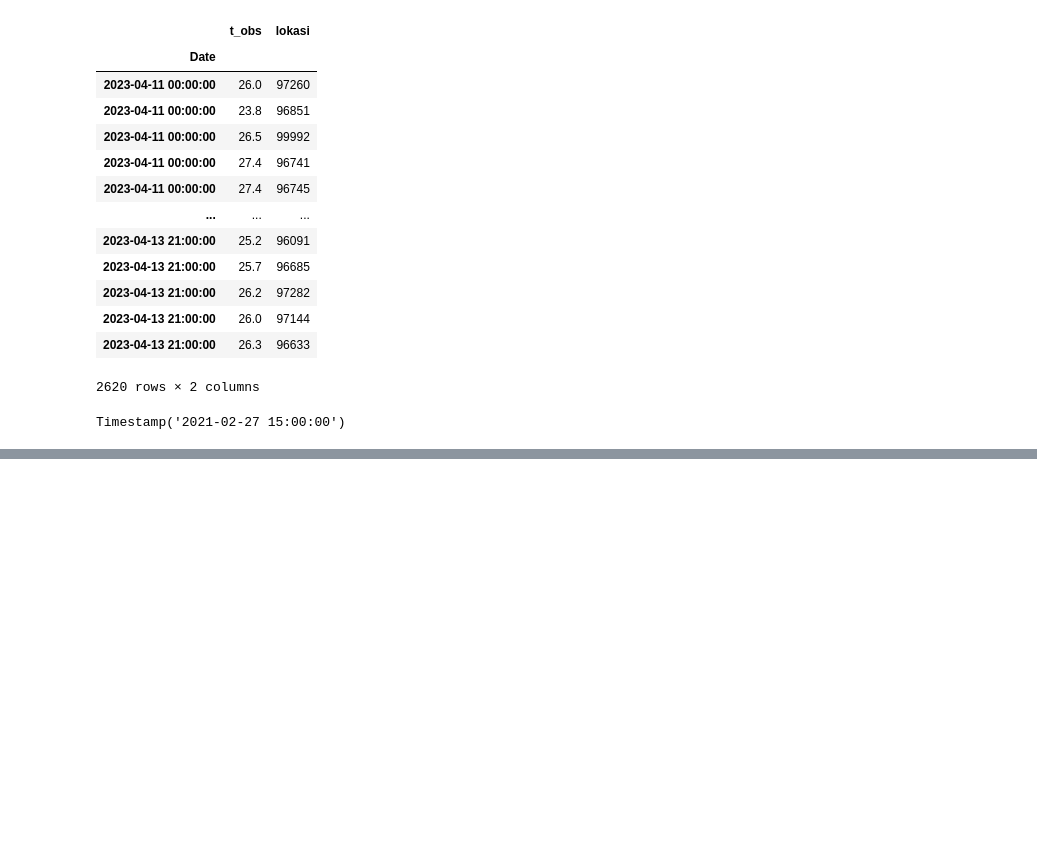
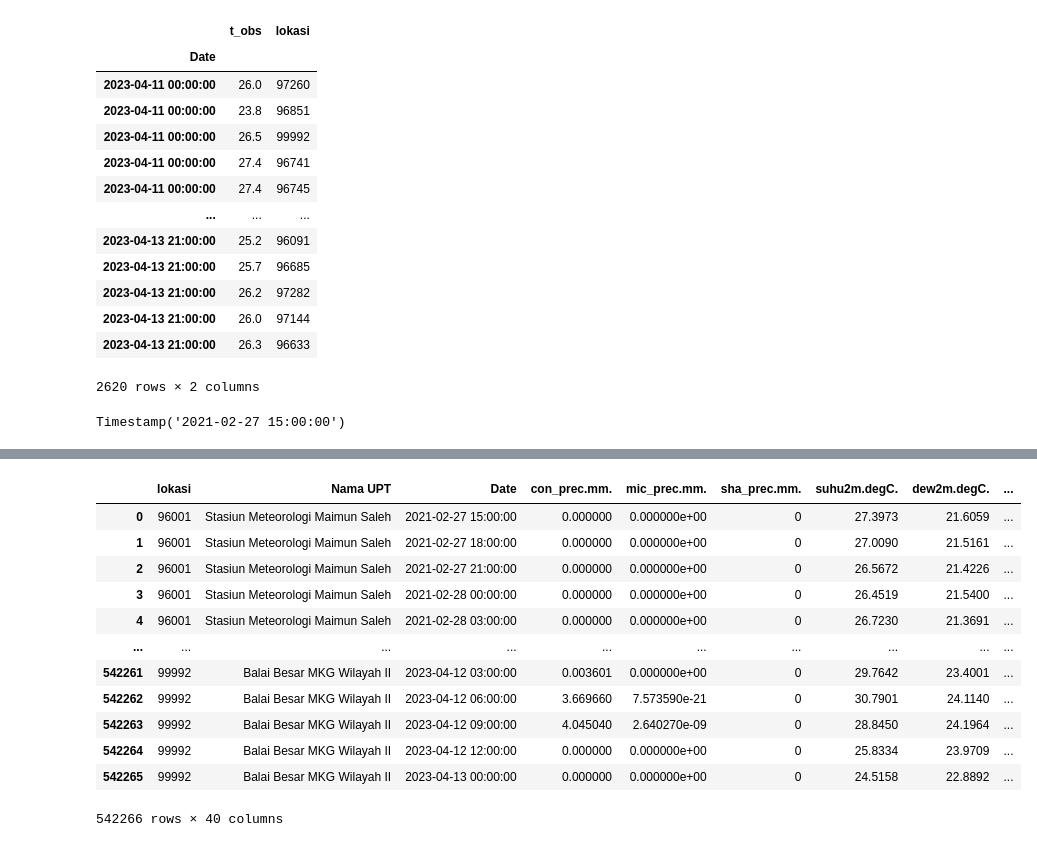
Before and after one commit to harmonicnauts/Modelling-MONAS, a Jupyter notebook: Random Test/Test_data_value.ipynb, the cells around one changed output, grey strips where cells are left out. Drawn from its saved outputs; the diff is of its cells as text; code cells hidden in the pictures; blank space fills up the shorter version.

```diff
--- a/Random Test/Test_data_value.ipynb
+++ b/Random Test/Test_data_value.ipynb
@@ -6,8 +6,8 @@ os.getcwd()
 # %%
 import pandas as pd
 weather = pd.read_csv(
-    '..\Modelling\data_fix_temp.txt')
-df_wmoid = pd.read_excel('..\Modelling\daftar_wmoid.xlsx')
+    'C:/Users/nasut/OneDrive/Documents/Kuliah/Semester 7/PKKM/BMKG/Project/Data/data_fix_temp.txt')
+df_wmoid = pd.read_excel('C:/Users/nasut/OneDrive/Documents/Kuliah/Semester 7/PKKM/BMKG/Project/MONAS-Dashboard/Modelling/daftar_wmoid.xlsx')
 df_wmoid = df_wmoid.rename(columns={'WMOID': 'lokasi'})
 # %%
 df_wmoid = df_wmoid[['lokasi', 'Nama UPT']]
@@ -237,0 +260,17 @@ Name: Date, dtype: datetime64[ns]
+# %%
+new_df_unique = df_wmoid.merge(weather, on='lokasi')
+new_df_unique
+# %% [output]
+|  | lokasi | Nama UPT | Date | con_prec.mm. | mic_prec.mm. | sha_prec.mm. | suhu2m.degC. | dew2m.degC. | ... |
+| 0 | 96001 | Stasiun Meteorologi Maimun Saleh | 2021-02-27 15:00:00 | 0.000000 | 0.000000e+00 | 0 | 27.3973 | 21.6059 | ... |
+| 1 | 96001 | Stasiun Meteorologi Maimun Saleh | 2021-02-27 18:00:00 | 0.000000 | 0.000000e+00 | 0 | 27.0090 | 21.5161 | ... |
+| 2 | 96001 | Stasiun Meteorologi Maimun Saleh | 2021-02-27 21:00:00 | 0.000000 | 0.000000e+00 | 0 | 26.5672 | 21.4226 | ... |
+| 3 | 96001 | Stasiun Meteorologi Maimun Saleh | 2021-02-28 00:00:00 | 0.000000 | 0.000000e+00 | 0 | 26.4519 | 21.5400 | ... |
+| 4 | 96001 | Stasiun Meteorologi Maimun Saleh | 2021-02-28 03:00:00 | 0.000000 | 0.000000e+00 | 0 | 26.7230 | 21.3691 | ... |
+| ... | ... | ... | ... | ... | ... | ... | ... | ... | ... |
+| 542261 | 99992 | Balai Besar MKG Wilayah II | 2023-04-12 03:00:00 | 0.003601 | 0.000000e+00 | 0 | 29.7642 | 23.4001 | ... |
+| 542262 | 99992 | Balai Besar MKG Wilayah II | 2023-04-12 06:00:00 | 3.669660 | 7.573590e-21 | 0 | 30.7901 | 24.1140 | ... |
+| 542263 | 99992 | Balai Besar MKG Wilayah II | 2023-04-12 09:00:00 | 4.045040 | 2.640270e-09 | 0 | 28.8450 | 24.1964 | ... |
+| 542264 | 99992 | Balai Besar MKG Wilayah II | 2023-04-12 12:00:00 | 0.000000 | 0.000000e+00 | 0 | 25.8334 | 23.9709 | ... |
+| 542265 | 99992 | Balai Besar MKG Wilayah II | 2023-04-13 00:00:00 | 0.000000 | 0.000000e+00 | 0 | 24.5158 | 22.8892 | ... |
+542266 rows × 40 columns
```
Also changed, not shown: parts of 12 cells of this notebook, 7 other files.
